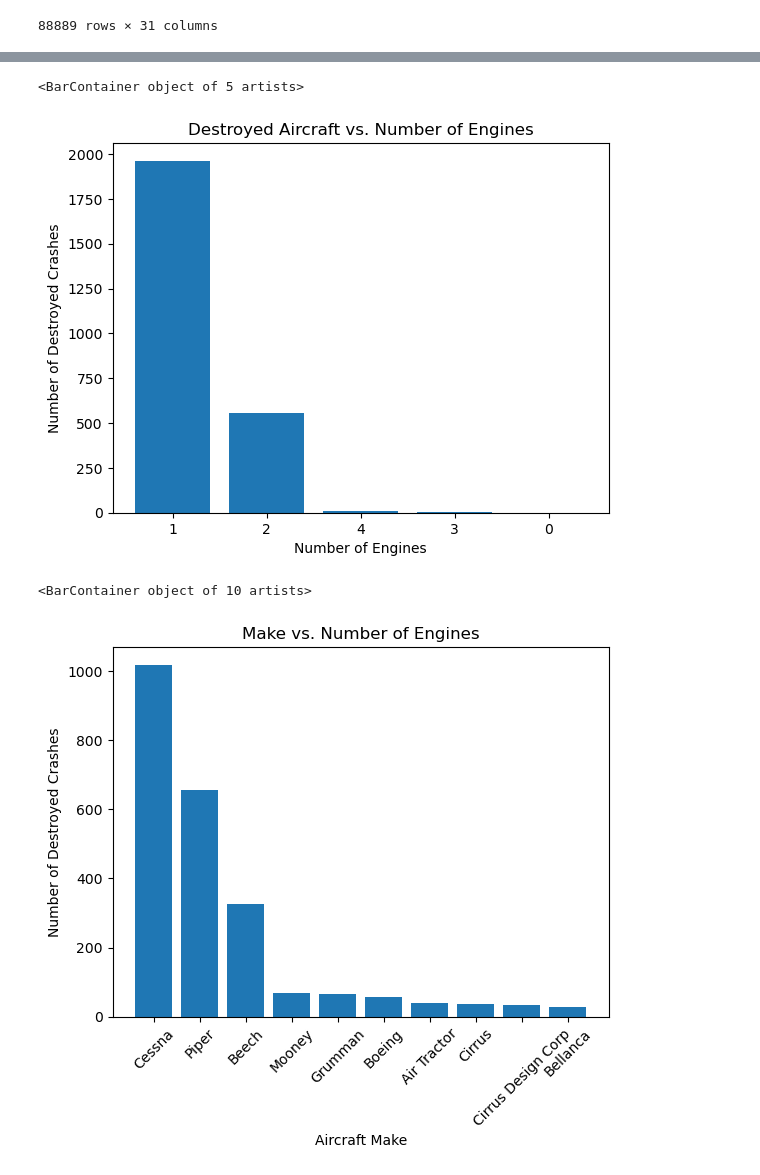
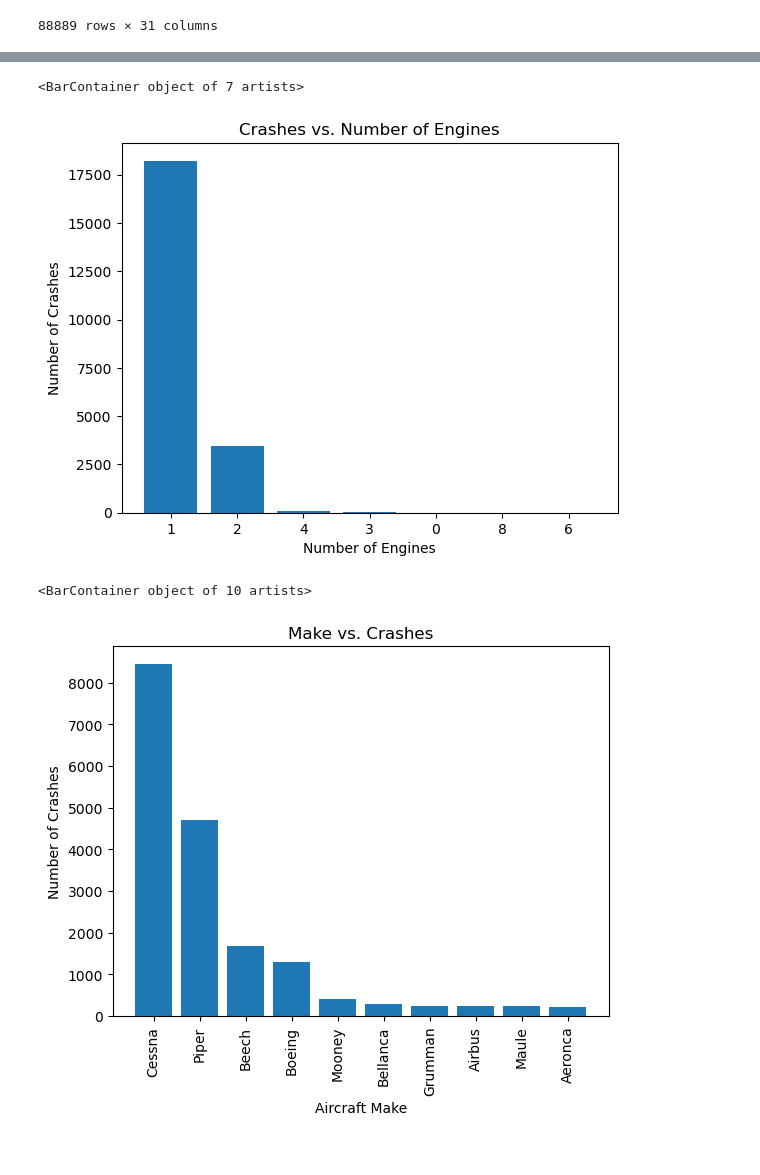
Before and after one commit to Gfatouras/Project-1, a Jupyter notebook: Project1_Master.ipynb, the cells around one changed output, grey strips where cells are left out. Drawn from its saved outputs; the diff is of its cells as text; code cells hidden in the pictures.

```diff
--- a/Project1_Master.ipynb
+++ b/Project1_Master.ipynb
@@ -29,15 +29,18 @@ df
 #df.isnull().sum().sort_values(ascending = False) # Ranked missing data
 # %%
 cols_to_drop = ['Schedule','FAR Description','Longitude','Latitude','Airport Code',
-                'Airport Name','Location','Broad Phase Of Flight','Publication Date',
-                'Weather Condition','Air Carrier','Registration Number','Country',
+                'Airport Name','Location','Publication Date','Air Carrier','Registration Number','Country',
                 'Location','Investigation Type','Accident Number','Event ID','Purpose Of Flight']
 
 df = df.drop(cols_to_drop, axis = 1) # Columns we don't need
 # %%
 df = df[df['Amateur Built'] == "No"] # Remove any amateur built aircraft
+# %%
+df = df.drop(['Amateur Built'], axis = 1) # Don't need it anymore
 # %%
 df.dropna(subset = ["Aircraft Category"],axis = 0, inplace = True ) # Remove any NaN aircraft categories
+# %%
+df.dropna(subset = ["Make"],axis = 0, inplace = True ) # Remove any NaN Makes
 # %%
 df = df[df['Aircraft Category'] == "Airplane"] # Remove anything that's not an airplane
 # %%
@@ -45,20 +64,19 @@ df['Make'] = df['Make'].str.title() # CESSNA --> Cessna
 # %%
-destroyed_df = df[df["Aircraft Damage"] == "Destroyed"]
-number_of_destroyed = destroyed_df["Number Of Engines"].value_counts()
+number_of_engines = df["Number Of Engines"].value_counts()
 plt.xlabel("Number of Engines")
-plt.ylabel("Number of Destroyed Crashes")
-plt.title("Destroyed Aircraft vs. Number of Engines")
-plt.bar(number_of_destroyed.index,number_of_destroyed.values)
+plt.ylabel("Number of Crashes")
+plt.title("Crashes vs. Number of Engines")
+plt.bar(number_of_engines.index,number_of_engines.values)
 # %% [output]
-<BarContainer object of 5 artists>
+<BarContainer object of 7 artists>
-[figure, old version]
+[figure, new version]
 # %%
-make_destroyed = destroyed_df["Make"].value_counts()
+make_crash = df["Make"].value_counts()
 plt.xlabel("Aircraft Make")
-plt.ylabel("Number of Destroyed Crashes")
-plt.title("Make vs. Number of Engines")
-plt.tick_params(axis='x', labelrotation=45)
-plt.bar(make_destroyed.index[:10],make_destroyed.values[:10])
+plt.ylabel("Number of Crashes")
+plt.title("Make vs. Crashes")
+plt.tick_params(axis='x', labelrotation=90)
+plt.bar(make_crash.index[:10],make_crash.values[:10])
 # %% [output]
 <BarContainer object of 10 artists>
-[figure, old version]
+[figure, new version]
```
Also changed, not shown: parts of 2 cells of this notebook.
